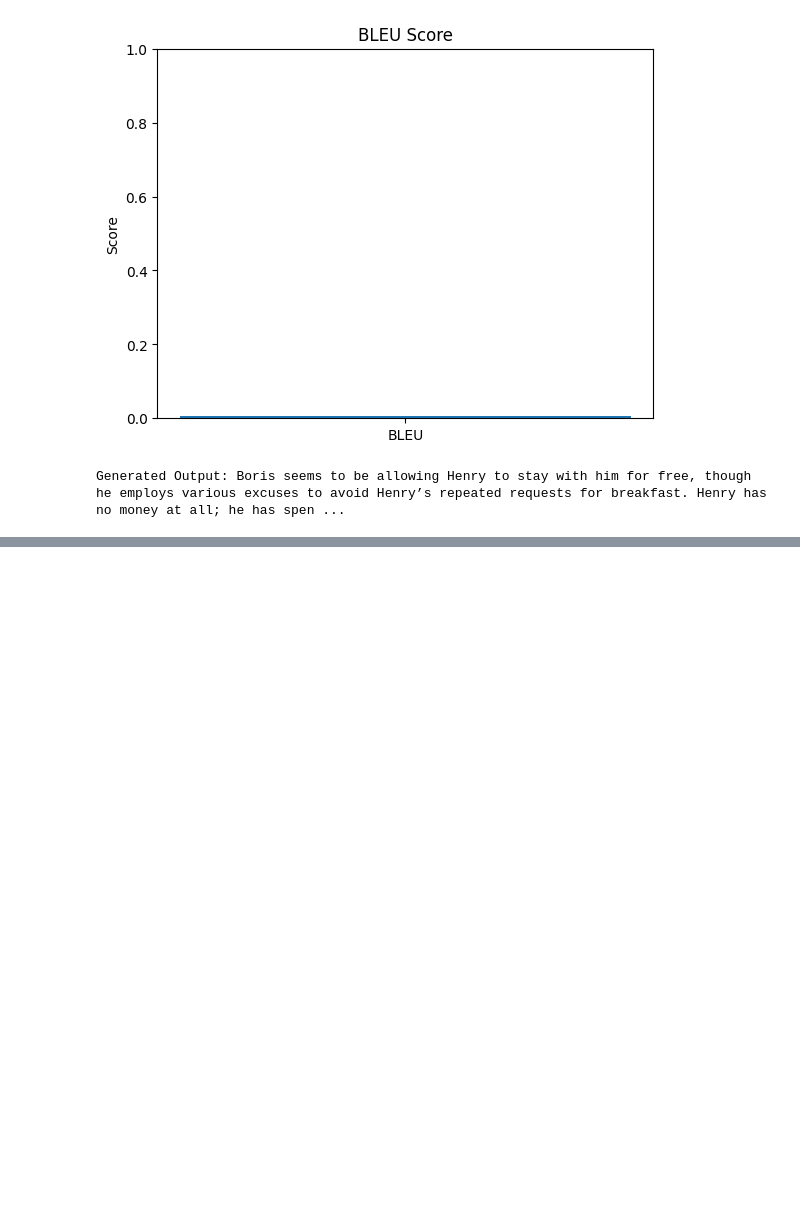
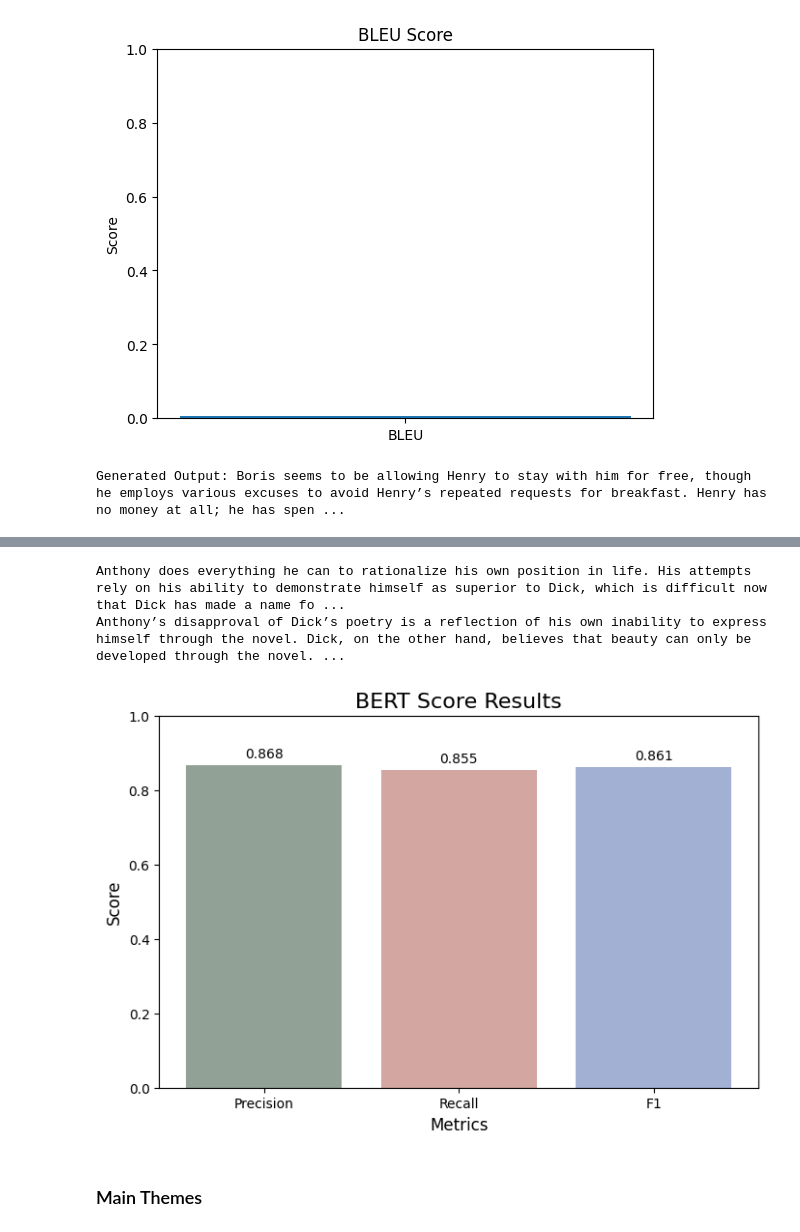
Before and after one commit to valentinvale/WhatDidTheAuthorTryToSay--LinguisticsProject, a Jupyter notebook: TextAnalysis.ipynb, the cells around one changed output, grey strips where cells are left out. Drawn from its saved outputs; the diff is of its cells as text; code cells hidden in the pictures; blank space fills up the shorter version.

```diff
--- a/TextAnalysis.ipynb
+++ b/TextAnalysis.ipynb
@@ -616,0 +639,5 @@ Generated Output: Boris seems to be allowing Henry to stay with him for free, th
+# %%
+from transformers import T5Tokenizer, T5ForConditionalGeneration
+
+model = T5ForConditionalGeneration.from_pretrained('fine_tuned_t5')
+tokenizer = T5Tokenizer.from_pretrained('fine_tuned_t5_tokenizer')
@@ -616,0 +821,5 @@ Generated Output: Boris seems to be allowing Henry to stay with him for free, th
+# %%
+from transformers import T5Tokenizer, T5ForConditionalGeneration
+
+model = T5ForConditionalGeneration.from_pretrained('fine_tuned_t5_base')
+tokenizer = T5Tokenizer.from_pretrained('fine_tuned_t5_base_tokenizer')
@@ -616,0 +865,8 @@ Generated Output: Boris seems to be allowing Henry to stay with him for free, th
+# %%
+from bert_score import score
+
+P, R, F1 = score(predicted_analysis, actual_analysis, lang='en', verbose=True)
+
+print("BERT Score Precision:", P.mean())
+print("BERT Score Recall:", R.mean())
+print("BERT Score F1:", F1.mean())
@@ -616,0 +883,30 @@ Generated Output: Boris seems to be allowing Henry to stay with him for free, th
+# %%
+print(actual_analysis[1])
+print(predicted_analysis[1])
+# %% [output]
+Anthony does everything he can to rationalize his own position in life. His attempts rely on his ability to demonstrate himself as superior to Dick, which is difficult now that Dick has made a name fo ...
+Anthony’s disapproval of Dick’s poetry is a reflection of his own inability to express himself through the novel. Dick, on the other hand, believes that beauty can only be developed through the novel. ...
+# %%
+import matplotlib.pyplot as plt
+from bert_score import score
+
+precision_mean = P.mean()
+recall_mean = R.mean()
+f1_mean = F1.mean()
+
+labels = ["Precision", "Recall", "F1"]
+values = [0.8676, 0.8546, 0.8609]
+
+plt.figure(figsize=(8, 5))
+plt.bar(labels, values, color=["#91A195", "#D3A6A1", "#A1B0D3"])
+plt.ylim(0, 1)
+plt.title("BERT Score Results", fontsize=16)
+plt.ylabel("Score", fontsize=12)
+plt.xlabel("Metrics", fontsize=12)
+for i, v in enumerate(values):
+    plt.text(i, v + 0.02, f"{v:.3f}", ha="center", fontsize=10)
+plt.show()
+# %% [output]
+[figure, added]
+# %% [markdown]
+### Main Themes
```
Also changed, not shown: parts of 25 cells of this notebook, 5 other files.
